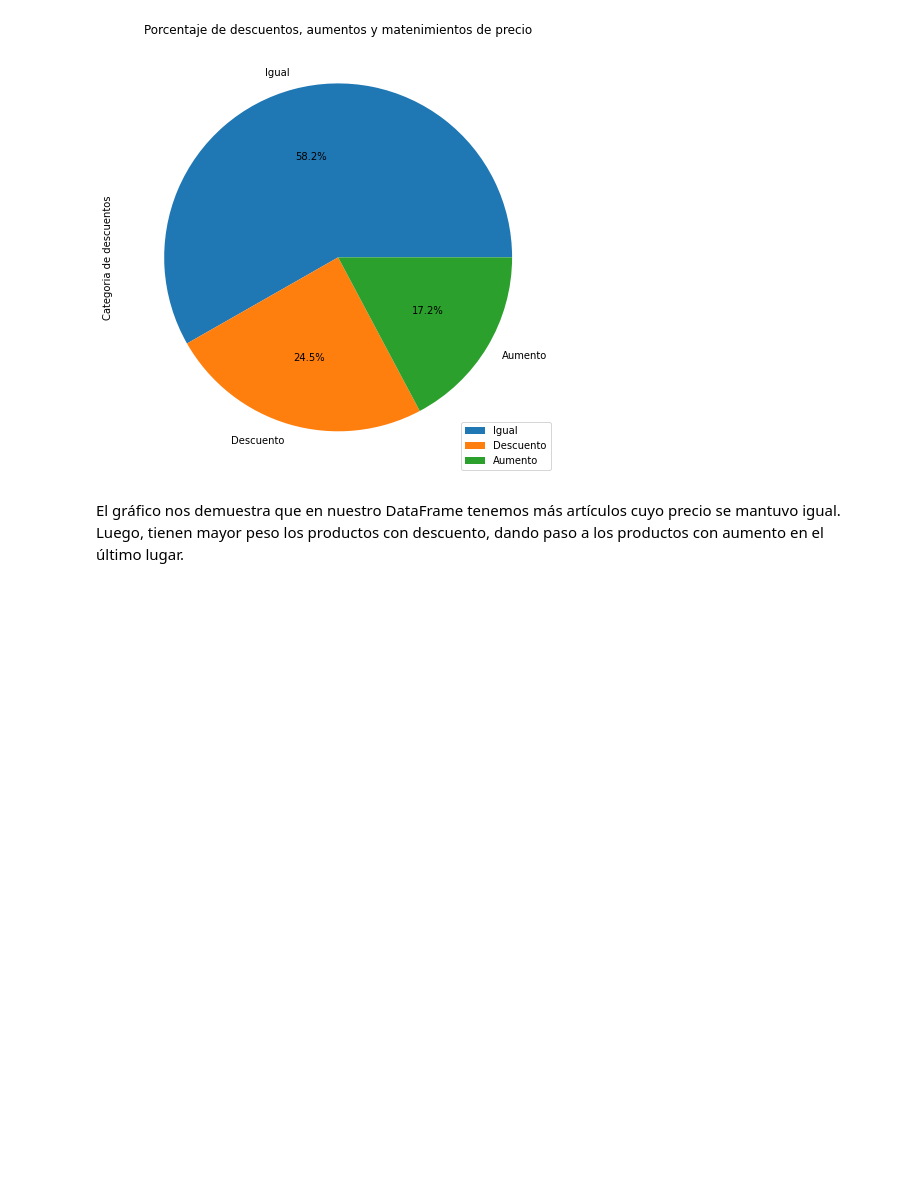
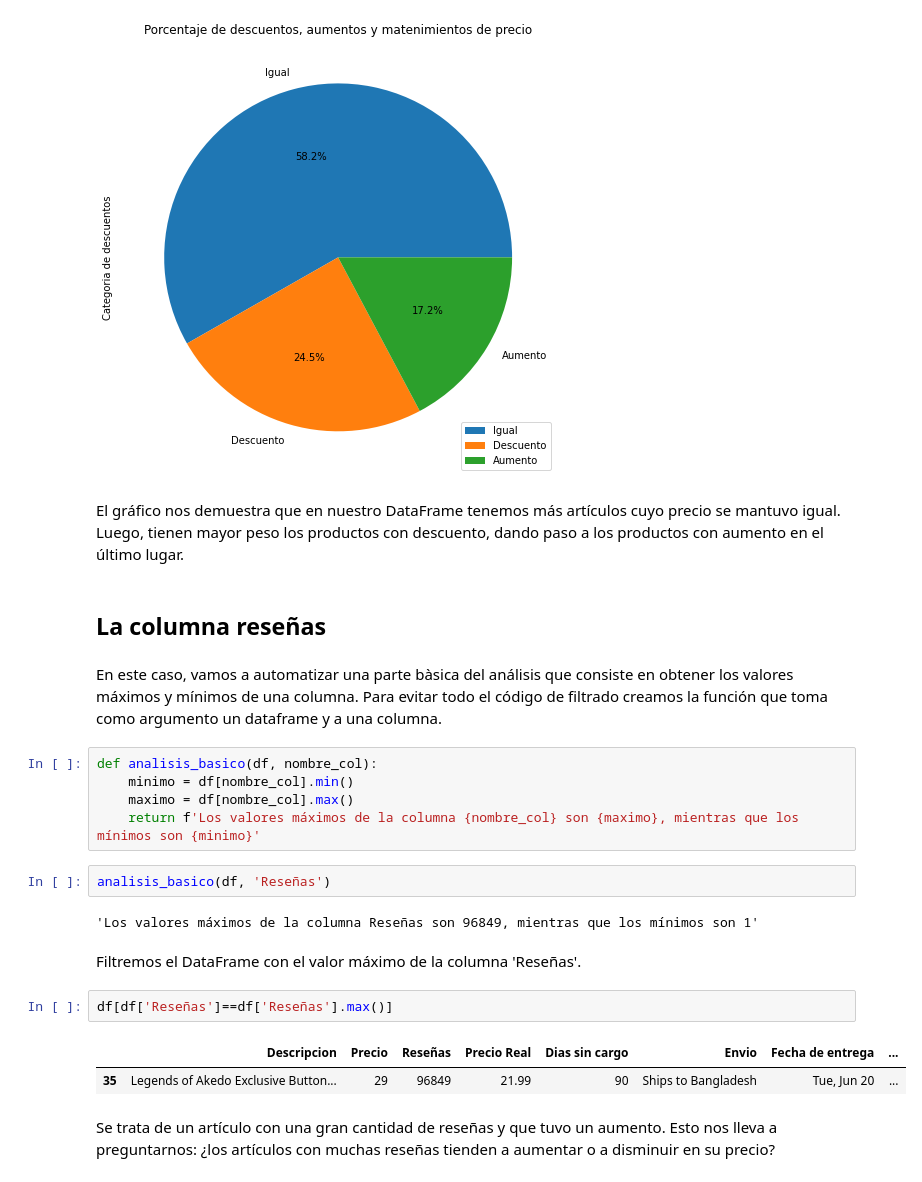
Before and after one commit to Estani94/Limpieza-y-EDA-Dataset-Amazon, a Jupyter notebook: EDA_amazon.ipynb, the cells around one changed output. Cells and saved outputs as stored; diff of their text form; blank space fills up the shorter version.

Commit message:
Analisis de la columna reseñas. Valores maximos y minimos.

```diff
--- a/EDA_amazon.ipynb
+++ b/EDA_amazon.ipynb
@@ -450,3 +450,25 @@ plt.show()
 [figure]
 # %% [markdown]
 El gráfico nos demuestra que en nuestro DataFrame tenemos más artículos cuyo precio se mantuvo igual. Luego, tienen mayor peso los productos con descuento, dando paso a los productos con aumento en el último lugar.
+# %% [markdown]
+## La columna reseñas
+# %% [markdown]
+En este caso, vamos a automatizar una parte bàsica del análisis que consiste en obtener los valores máximos y mínimos de una columna. Para evitar todo el código de filtrado creamos la función que toma como argumento un dataframe y a una columna.
+# %%
+def analisis_basico(df, nombre_col):
+    minimo = df[nombre_col].min()
+    maximo = df[nombre_col].max()
+    return f'Los valores máximos de la columna {nombre_col} son {maximo}, mientras que los mínimos son {minimo}'
+# %%
+analisis_basico(df, 'Reseñas')
+# %% [output]
+'Los valores máximos de la columna Reseñas son 96849, mientras que los mínimos son 1'
+# %% [markdown]
+Filtremos el DataFrame con el valor máximo de la columna 'Reseñas'.
+# %%
+df[df['Reseñas']==df['Reseñas'].max()]
+# %% [output]
+|  | Descripcion | Precio | Reseñas | Precio Real | Dias sin cargo | Envio | Fecha de entrega | ... |
+| 35 | Legends of Akedo Exclusive Button... | 29 | 96849 | 21.99 | 90 | Ships to Bangladesh | Tue, Jun 20 | ... |
+# %% [markdown]
+Se trata de un artículo con una gran cantidad de reseñas y que tuvo un aumento. Esto nos lleva a preguntarnos: ¿los artículos con muchas reseñas tienden a aumentar o a disminuir en su precio?
```
Also changed, not shown: parts of 1 cell of this notebook.
